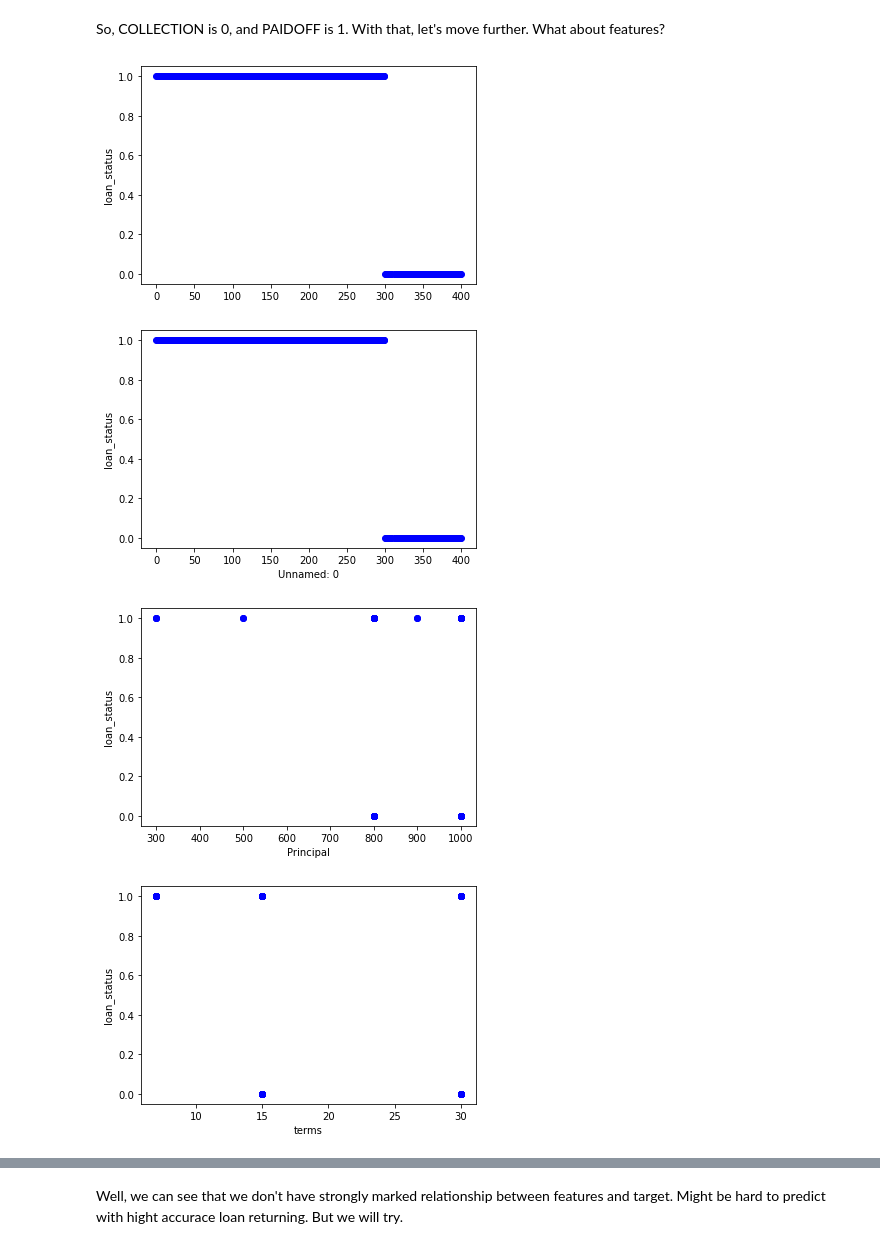
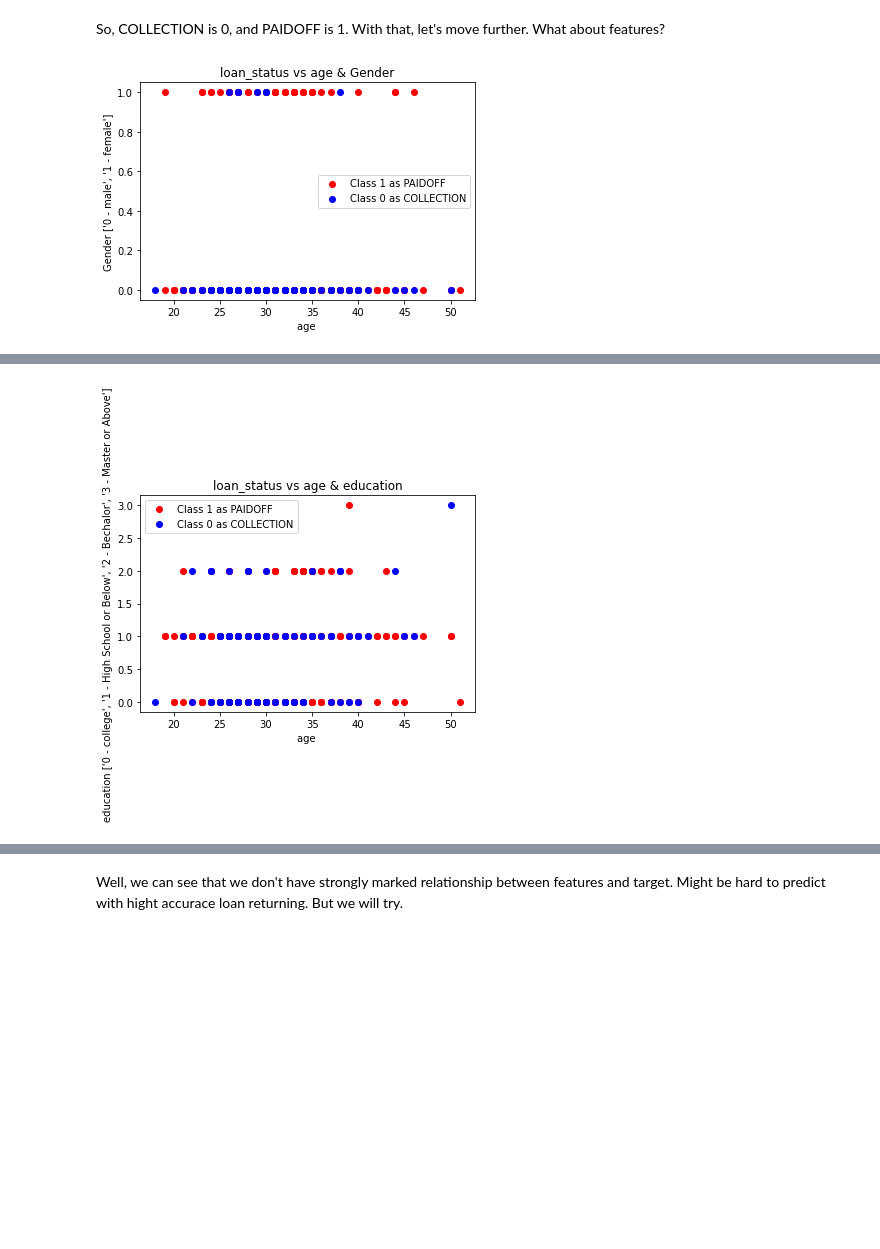
Before and after one commit to kotsky/ai-dev, a Jupyter notebook: logistic_regression_workflow.ipynb, the cells around one changed output, grey strips where cells are left out. Drawn from its saved outputs; the diff is of its cells as text; code cells hidden in the pictures; blank space fills up the shorter version.

Commit message:
Classification plot implementation and LR improvements.

```diff
--- a/logistic_regression_workflow.ipynb
+++ b/logistic_regression_workflow.ipynb
@@ -68,9 +68,6 @@ main_data.class_dict[target_name]  # to check which number represent which word
 # %% [markdown]
 So, COLLECTION is 0, and PAIDOFF is 1. With that, let's move further. What about features?
 # %%
-main_data.plot(all2target=True)
+main_data.plot(parameter1='age', parameter2='Gender', classifier=target_name)
 # %% [output]
-[figure, old version]
+[figure, new version]
-[figure, removed]
-[figure, removed]
-[figure, removed]
@@ -81,0 +74,4 @@ main_data.plot(all2target=True)
+# %%
+main_data.plot(parameter1='age', parameter2='education', classifier=target_name)
+# %% [output]
+[figure, added]
```
Also changed, not shown: parts of 16 cells of this notebook, 3 other files.
